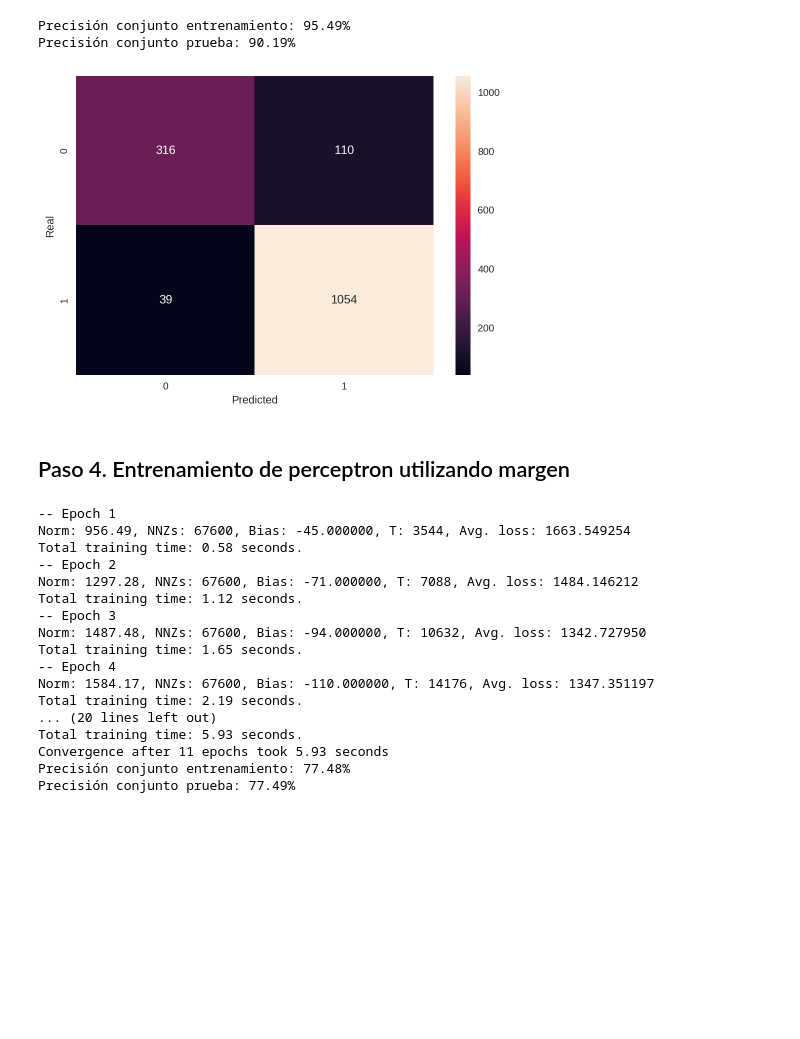
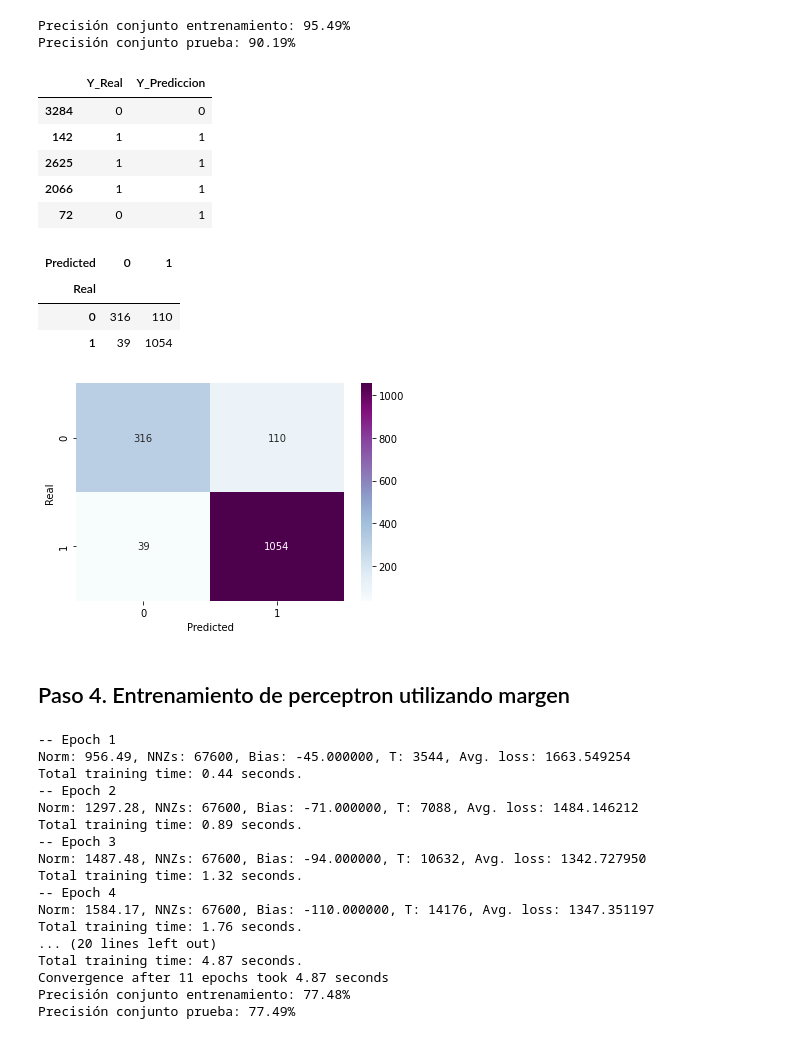
Before and after one commit to Jorhp90/ClassificadorCancerEsofago, a Jupyter notebook: Notebooks/PerceptronClasificadorCancerEsofago_jagc.ipynb, the cells around one changed output. Saved outputs shown, nothing was run; the diff lists cells and outputs as text; code cells hidden in the pictures; blank space fills up the shorter version.

Commit message:
adapt to run in local

```diff
--- a/Notebooks/PerceptronClasificadorCancerEsofago_jagc.ipynb
+++ b/Notebooks/PerceptronClasificadorCancerEsofago_jagc.ipynb
@@ -122,3 +122,7 @@ Wall time: 18min 58s
 # # Leer archivo pickle
 # path = '/content/drive/MyDrive/Datos/DatosCancer/'
 # img = pickle.load(open(path + "imagenes_numpy.pkl", 'rb'))
+# %%
+#si el pickle está en local
+path = '/Users/jorge.garcia/Documents/other_stuff/bourbaki/00_frames/01_perceptron_frames/imagenes_numpy.pkl'
+img = pickle.load(open(path, 'rb'))
@@ -190,8 +196,12 @@ plt.show()
 # %% [markdown]
 ### 3.1  Crear subconjuntos de entrenamiento y prueba
 # %%
-X_train, X_test, y_train, y_test = train_test_split(X, Y, test_size=0.3,
-                                                    shuffle=True, random_state=0)
+X_train, X_test, y_train, y_test = train_test_split(
+    X,
+    Y,
+    test_size=0.3,
+    shuffle=True,
+    random_state=0)
 # %%
 # ¿Cómo son los conjuntos de entrenamiento y prueba?
 print("Training set")
@@ -221,7 +231,11 @@ Displasia o Cáncer:  1093
 # %% [markdown]
 ### 3.2  Entrenamiento
 # %%
-model = Perceptron(max_iter=1000,  random_state=0, verbose=True)
+#model settings
+model = Perceptron(max_iter=1000,
+                   random_state=0,
+                   verbose=True)
+#model trainning
 model.fit(X_train,y_train)
 
 print("Iterations: ", model.n_iter_)
@@ -269,18 +284,29 @@ Precisión conjunto entrenamiento: 95.49%
 Precisión conjunto prueba: 90.19%
 # %%
 #Matriz de confusión
-
-data = {'Y_Real':  y_test,
-        'Y_Prediccion':y_predict
-        }
-
-df = pd.DataFrame(data, columns=['Y_Real','Y_Prediccion'])
-confusion_matrix = pd.crosstab(df['Y_Real'], df['Y_Prediccion'], rownames=['Real'], colnames=['Predicted'])
-
-sns.heatmap(confusion_matrix, annot=True, fmt='g')
-plt.show()
+df = pd.DataFrame({'Y_Real':  y_test,'Y_Prediccion':y_predict},
+                  columns=['Y_Real','Y_Prediccion'])
+df.head()
 # %% [output]
-[figure, removed]
+|  | Y_Real | Y_Prediccion |
+| 3284 | 0 | 0 |
+| 142 | 1 | 1 |
+| 2625 | 1 | 1 |
+| 2066 | 1 | 1 |
+| 72 | 0 | 1 |
+# %%
+confusion_matrix = pd.crosstab(df['Y_Real'], df['Y_Prediccion'], rownames=['Real'], colnames=['Predicted'])
+confusion_matrix
+# %% [output]
+| Predicted | 0 | 1 |
+| Real |  |  |
+| 0 | 316 | 110 |
+| 1 | 39 | 1054 |
+# %%
+sns.heatmap(confusion_matrix, annot=True, fmt='g', cmap='BuPu')
+plt.show()
+# %% [output]
+[figure, added]
 # %% [markdown]
 ## Paso 4. Entrenamiento de perceptron utilizando margen
 # %%
@@ -292,19 +318,19 @@ print("Precisión conjunto prueba: %.2f%%" % (model2.score(X_test, y_test)*100.0
 # %% [output]
 -- Epoch 1
 Norm: 956.49, NNZs: 67600, Bias: -45.000000, T: 3544, Avg. loss: 1663.549254
-Total training time: 0.58 seconds.
+Total training time: 0.44 seconds.
 -- Epoch 2
 Norm: 1297.28, NNZs: 67600, Bias: -71.000000, T: 7088, Avg. loss: 1484.146212
-Total training time: 1.12 seconds.
+Total training time: 0.89 seconds.
 -- Epoch 3
 Norm: 1487.48, NNZs: 67600, Bias: -94.000000, T: 10632, Avg. loss: 1342.727950
-Total training time: 1.65 seconds.
+Total training time: 1.32 seconds.
 -- Epoch 4
 Norm: 1584.17, NNZs: 67600, Bias: -110.000000, T: 14176, Avg. loss: 1347.351197
-Total training time: 2.19 seconds.
+Total training time: 1.76 seconds.
 ... (20 lines left out)
-Total training time: 5.93 seconds.
-Convergence after 11 epochs took 5.93 seconds
+Total training time: 4.87 seconds.
+Convergence after 11 epochs took 4.87 seconds
 Precisión conjunto entrenamiento: 77.48%
 Precisión conjunto prueba: 77.49%
 # %%
```
Also changed, not shown: parts of 12 cells of this notebook.
